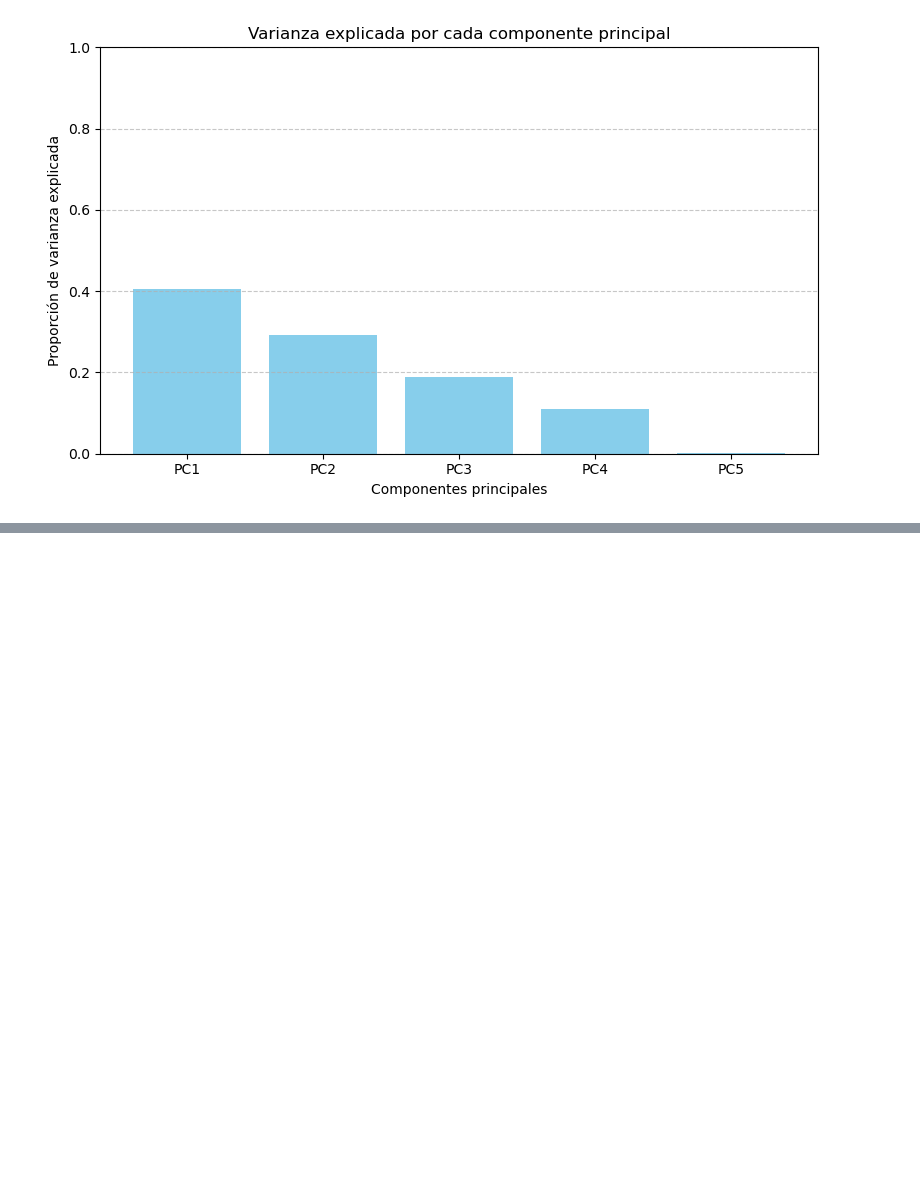
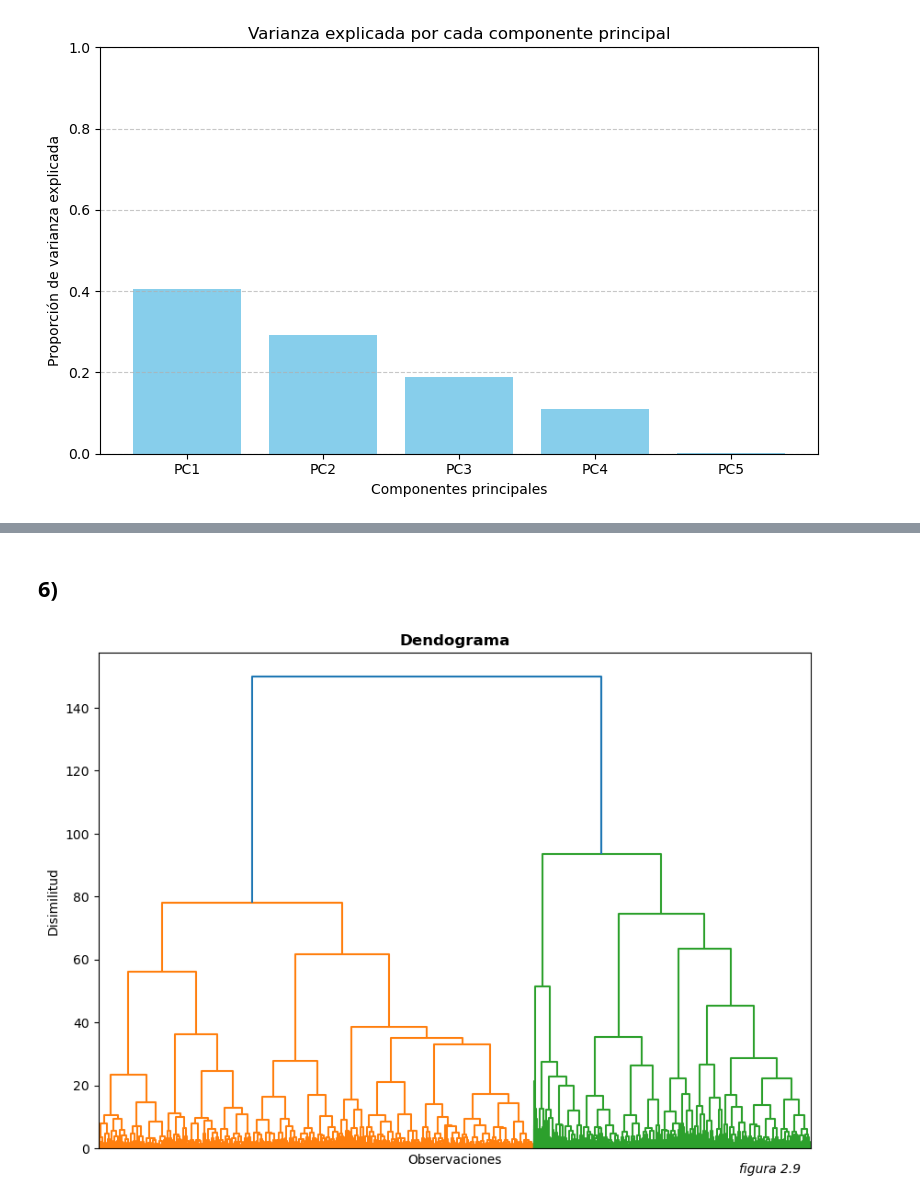
Before and after one commit to PabloPopov/BigDataUBA-Grupo5, a Jupyter notebook: TPs/TP 3/Big_Data_TP3_Grupo5.ipynb, the cells around one changed output, grey strips where cells are left out. Saved outputs shown, nothing was run; the diff lists cells and outputs as text; code cells hidden in the pictures; blank space fills up the shorter version.

```diff
--- a/TPs/TP 3/Big_Data_TP3_Grupo5.ipynb
+++ b/TPs/TP 3/Big_Data_TP3_Grupo5.ipynb
@@ -1141,0 +1178,23 @@ plt.show()
+# %% [markdown]
+## 6)
+# %%
+from sklearn.preprocessing import StandardScaler
+from scipy.cluster.hierarchy import dendrogram, linkage
+from sklearn.cluster import AgglomerativeClustering
+
+CLUSTER = CLUSTER.drop("ESTADO",axis=1)
+
+CLUSTER_STD = StandardScaler().fit_transform(CLUSTER)
+LINK_CLUSTER = linkage(CLUSTER_STD, metric="euclidean",method="ward")
+fig, ax = plt.subplots(figsize=(10,7))
+dendrogram(LINK_CLUSTER, ax=ax, no_labels=True)
+ax.set_xlabel("Observaciones")
+ax.set_ylabel("Disimilitud")
+ax.set_title("Dendograma", fontweight="bold")
+
+ax.text(0.9, -0.05, "figura 2.9", transform=plt.gca().transAxes, fontstyle="italic")
+
+plt.savefig("Figuras punto 4.png", bbox_inches='tight', dpi=300)   #GUARDO EL PNG
+plt.show()
+# %% [output]
+[figure, added]
```
Also changed, not shown: parts of 10 cells of this notebook.
